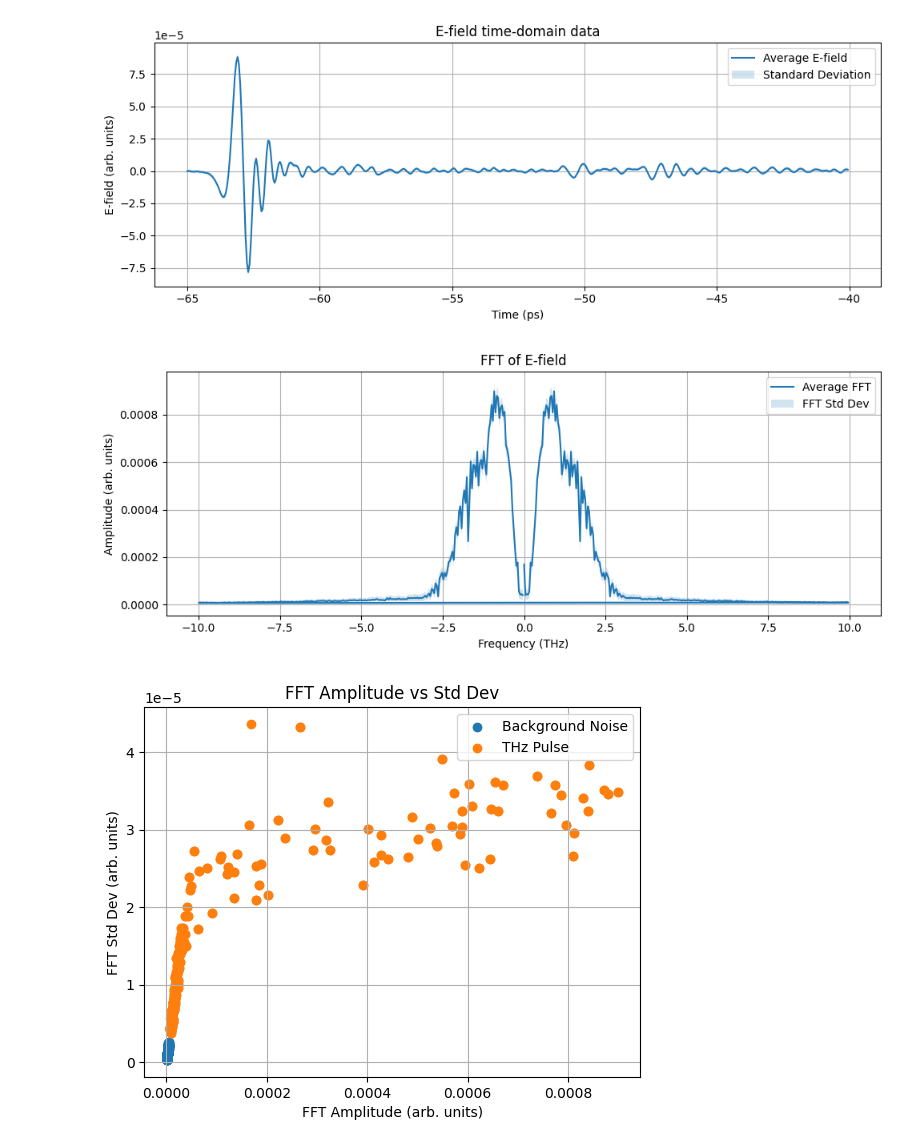
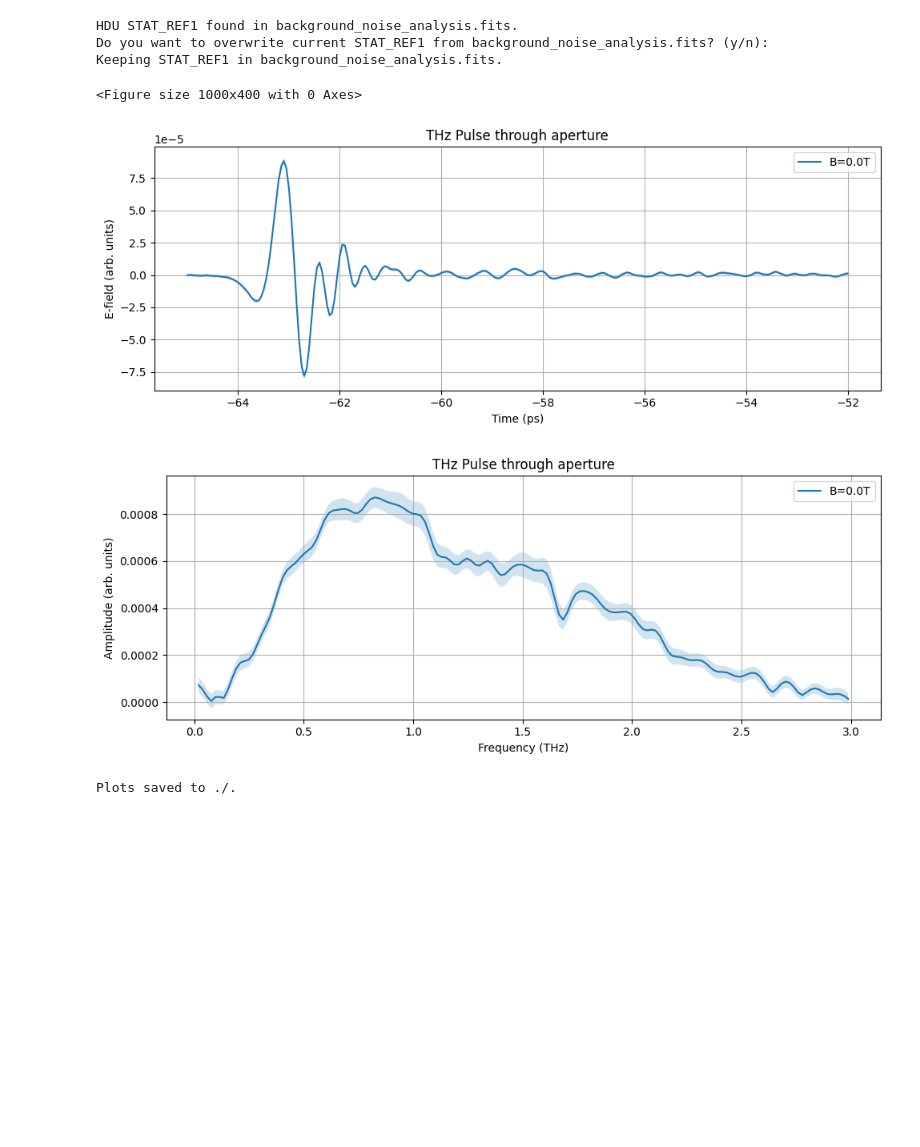
Before and after one commit to CrazyAncestor/SpectrumAnalysis, a Jupyter notebook: demo/background_noise_process.ipynb, the cells around one changed output. Saved outputs shown, nothing was run; the diff lists cells and outputs as text; code cells hidden in the pictures; blank space fills up the shorter version.

Commit message:
fix bug in plot_statistics

```diff
--- a/demo/background_noise_process.ipynb
+++ b/demo/background_noise_process.ipynb
@@ -1,3 +1,4 @@
 # %%
-from SpectrumAnalysis.io import process_data_zip, show_fits_info
-project_data_filename = 'Noise_process.fits'
+from SpectrumAnalysis.SpectrumAnalysis import SpectrumAnalysis
+project_data_filename = 'background_noise_analysis.fits'
+analyzer = SpectrumAnalysis(metadata_filename = project_data_filename)
@@ -97,15 +23,11 @@ background_avg, background_std, bnd_fft_avg, bnd_fft_std, bnd_freqs =  plot_avg_
-# %%
-thz_avg, thz_std, thz_fft_avg, thz_fft_std, thz_freqs  =  plot_avg_std_from_fits('./Polarizer_35deg_THz_pulse_Aperture.fits')
-# %% [output]
-[figure, removed]
-[figure, removed]
-# %%
-plt.scatter((bnd_fft_avg), bnd_fft_std, label='Background Noise')
-plt.scatter(np.abs(thz_fft_avg), thz_fft_std, label='THz Pulse')
-plt.xlabel('FFT Amplitude (arb. units)')
-plt.ylabel('FFT Std Dev (arb. units)')
-plt.title('FFT Amplitude vs Std Dev')
-plt.legend()
-plt.grid()
-# %% [output]
-[figure, removed]
+# %%
+hdu_id = 'REF1'
+analyzer.plot_statistics(hdu_id=hdu_id, title='THz Pulse through aperture', time_range=[-65, -52], zero_padding_ratio=4, freq_range=[0, 3.])
+# %% [output]
+HDU STAT_REF1 found in background_noise_analysis.fits.
+Do you want to overwrite current STAT_REF1 from background_noise_analysis.fits? (y/n):
+Keeping STAT_REF1 in background_noise_analysis.fits.
+<Figure size 1000x400 with 0 Axes>
+[figure, added]
+[figure, added]
+Plots saved to ./.
```
Also changed, not shown: parts of 8 cells of this notebook, 2 other files.
